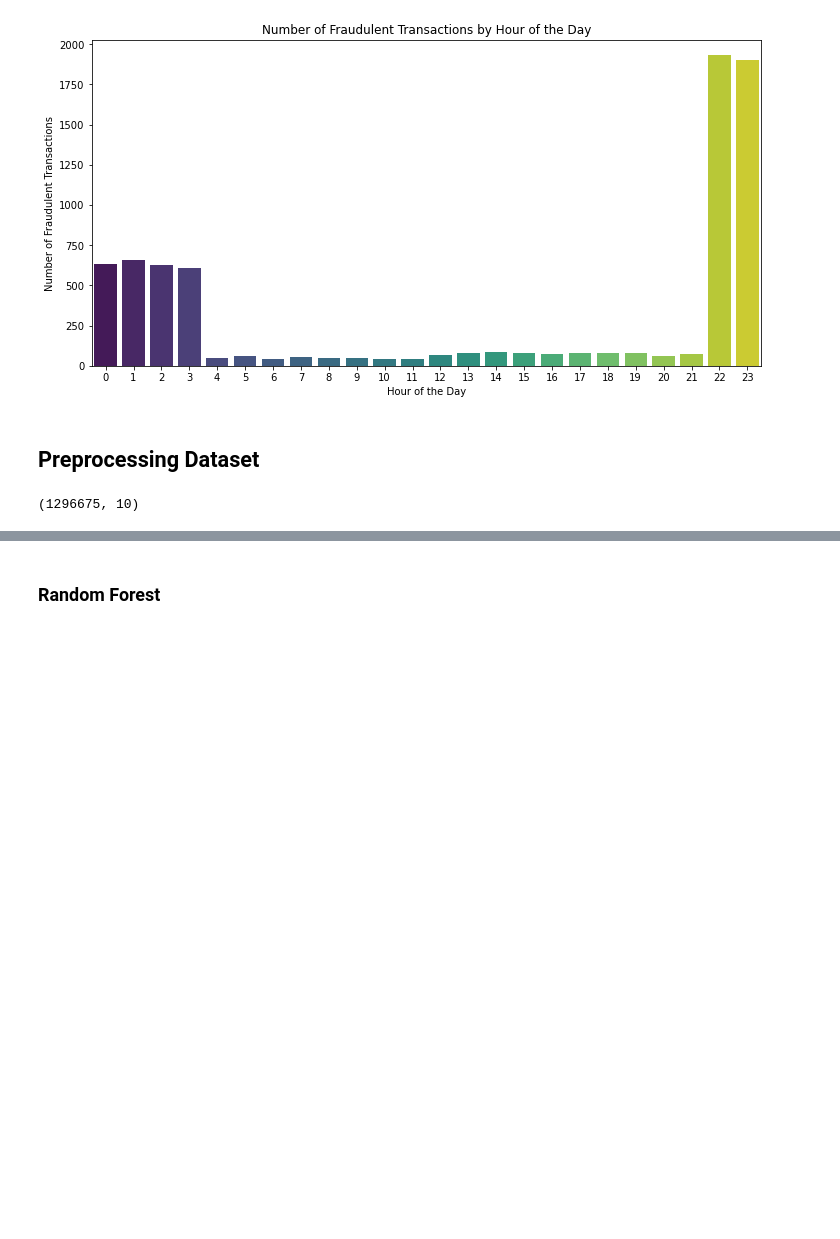
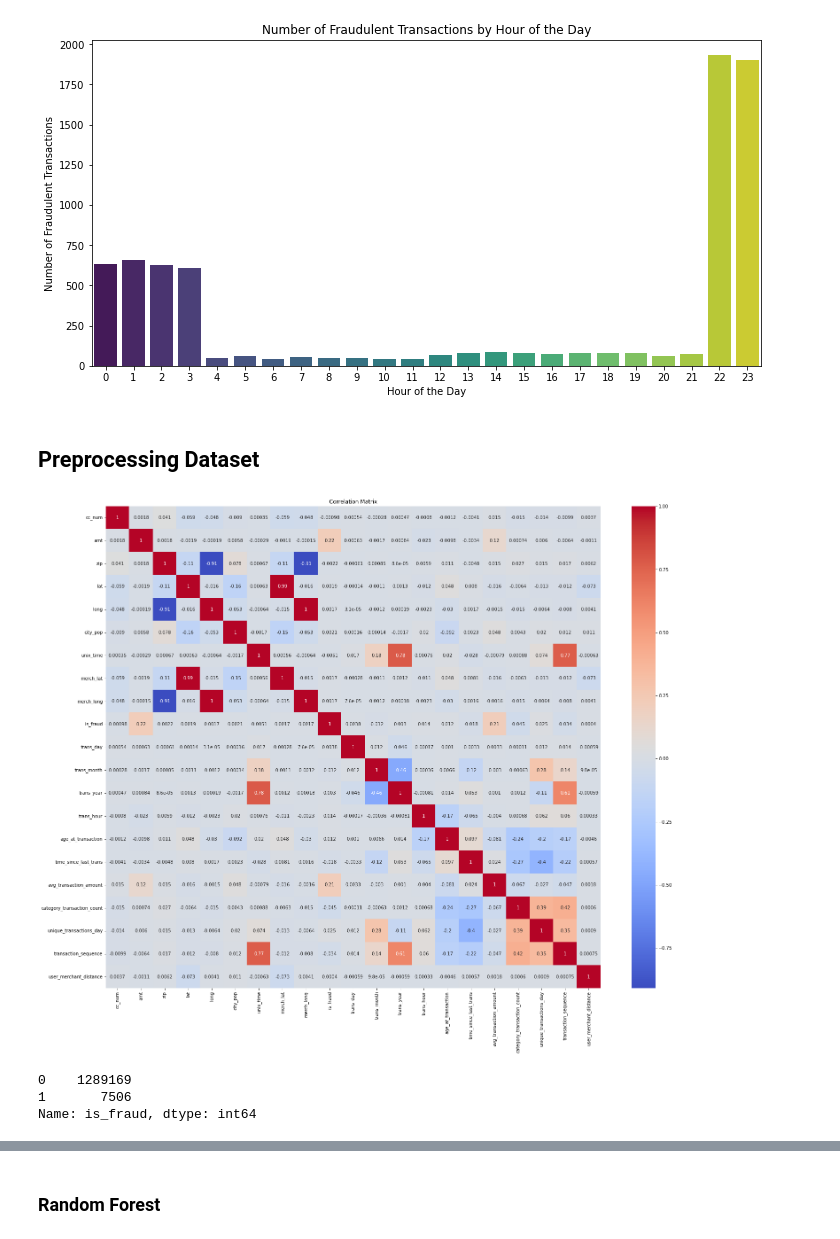
Before and after one commit to Haoweee/Credit-Card-Fraud-Detection, a Jupyter notebook: notebook/fraud_detection.ipynb, the cells around one changed output, grey strips where cells are left out. Cells and saved outputs as stored; diff of their text form; code cells hidden in the pictures; blank space fills up the shorter version.

```diff
--- a/notebook/fraud_detection.ipynb
+++ b/notebook/fraud_detection.ipynb
@@ -482 +450,33 @@ test.drop(columns=['trans_date_trans_time', 'cc_num', 'lat', 'long', 'merchant',
+# %%
+# Unique transactions per day
+train['unique_transactions_day'] = train.groupby(['cc_num', train['trans_date_trans_time'].dt.date])['trans_num'].transform('nunique')
+# %%
+# Frequency of transactions
+train['transaction_sequence'] = train.groupby('cc_num').cumcount() + 1
+# %%
+def haversine(lat1, lon1, lat2, lon2):
+    # Convert latitude and longitude from degrees to radians
+    lat1, lon1, lat2, lon2 = map(np.radians, [lat1, lon1, lat2, lon2])
+
+    # Haversine formula
+    dlat = lat2 - lat1
+    dlon = lon2 - lon1
+    a = np.sin(dlat / 2)**2 + np.cos(lat1) * np.cos(lat2) * np.sin(dlon / 2)**2
+    c = 2 * np.arcsin(np.sqrt(a))
+    r = 3956  # Radius of Earth in kilometers. Use 3956 for miles.
+    return c * r
+# %%
+user_lat, user_long = train['lat'], train['long']
+merch_lat, merch_long = train['merch_lat'], train['merch_long']
+
+# Calculate distance between user location and merchant location
+train['user_merchant_distance'] = haversine(user_lat, user_long, merch_lat, merch_long)
+# %%
+# correalation matrix
+plt.figure(figsize=(25, 20))
+sns.heatmap(train.corr(), annot=True, cmap='coolwarm')
+plt.title('Correlation Matrix')
+plt.show()
+# %% [output]
+[figure, added]
 # %%
@@ -484,7 +484,10 @@ train.drop(columns=['gender', 'merch_lat', 'merch_long'], inplace=True)
-# %%
-train.shape
-# %% [output]
-(1296675, 10)
+# %%
+# how many fraud transactions are there in the data
+train['is_fraud'].value_counts()
+# %% [output]
+0    1289169
+1       7506
+Name: is_fraud, dtype: int64
 # %%
 train.columns
 # %% [output]
```
Also changed, not shown: parts of 86 cells of this notebook, 11 other files.
